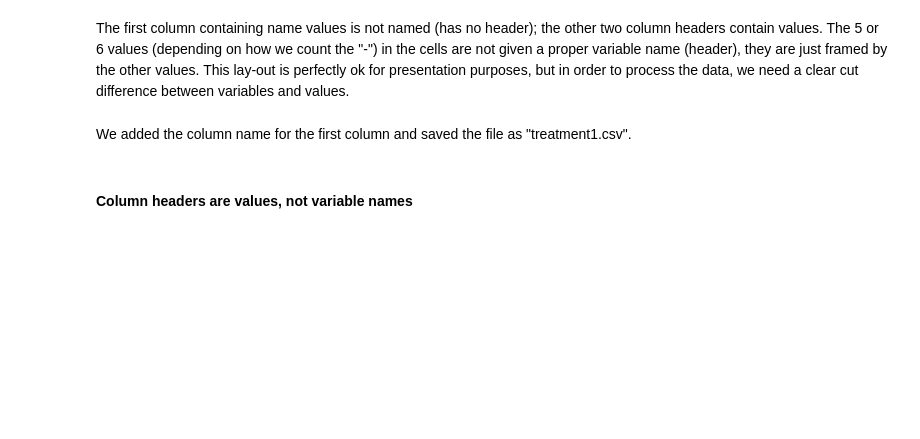
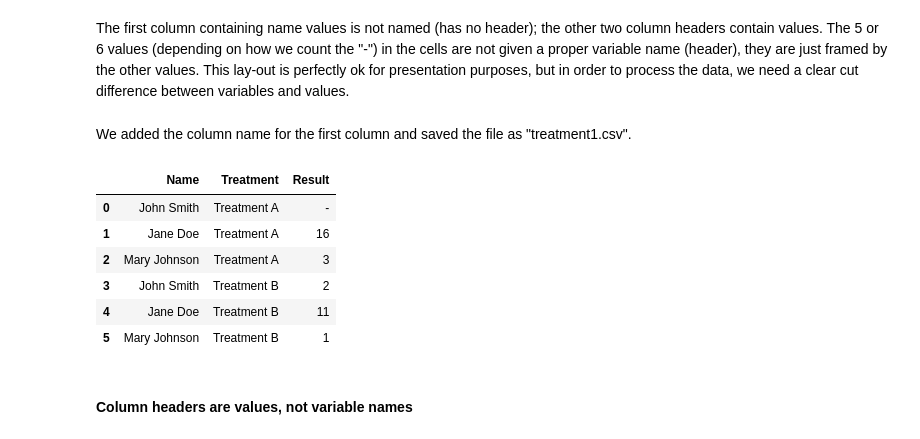
Before and after one commit to eur-nl/bootcamps, a Jupyter notebook: pandas/02_pandas_tidy.ipynb, the cells around one changed output. Saved outputs shown, nothing was run; the diff lists cells and outputs as text; code cells hidden in the pictures; blank space fills up the shorter version.

```diff
--- a/pandas/02_pandas_tidy.ipynb
+++ b/pandas/02_pandas_tidy.ipynb
@@ -92,13 +98,22 @@ The first column containing name values is not named (has no header); the other
 # %% [markdown]
 We added the column name for the first column and saved the file as "treatment1.csv".
 # %%
-df = pd.read_csv("./data/treatment1.csv", sep=";")
+url = "https://raw.githubusercontent.com/eur-nl/bootcamps/master/pandas/data/treatment1.csv"
+df = pd.read_csv(url, sep=";")
 
 melted_df = pd.melt(df,
                    ["Name"],
                    var_name = "Treatment",
                    value_name = "Result")
 melted_df
+# %% [output]
+|  | Name | Treatment | Result |
+| 0 | John Smith | Treatment A | - |
+| 1 | Jane Doe | Treatment A | 16 |
+| 2 | Mary Johnson | Treatment A | 3 |
+| 3 | John Smith | Treatment B | 2 |
+| 4 | Jane Doe | Treatment B | 11 |
+| 5 | Mary Johnson | Treatment B | 1 |
 # %% [markdown]
 #### Column headers are values, not variable names
 # %%
```
Also changed, not shown: parts of 17 cells of this notebook.
